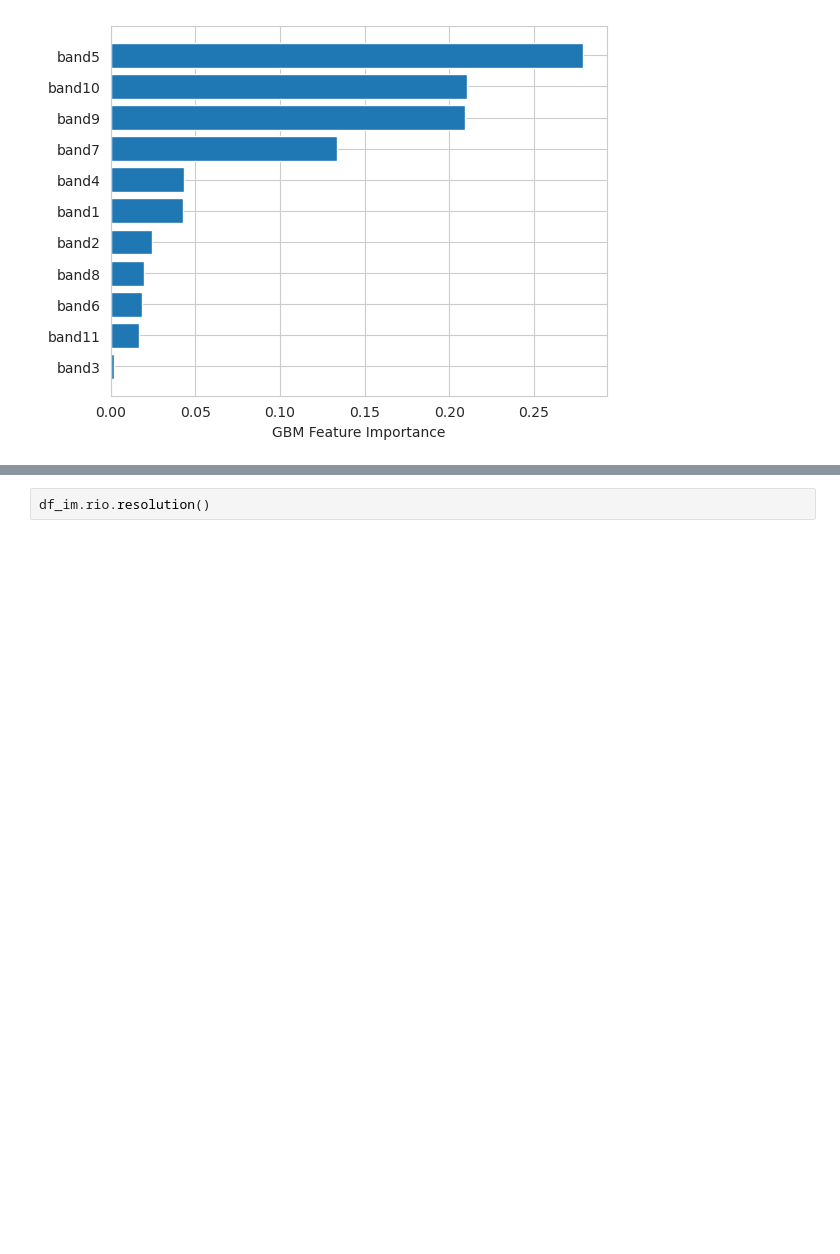
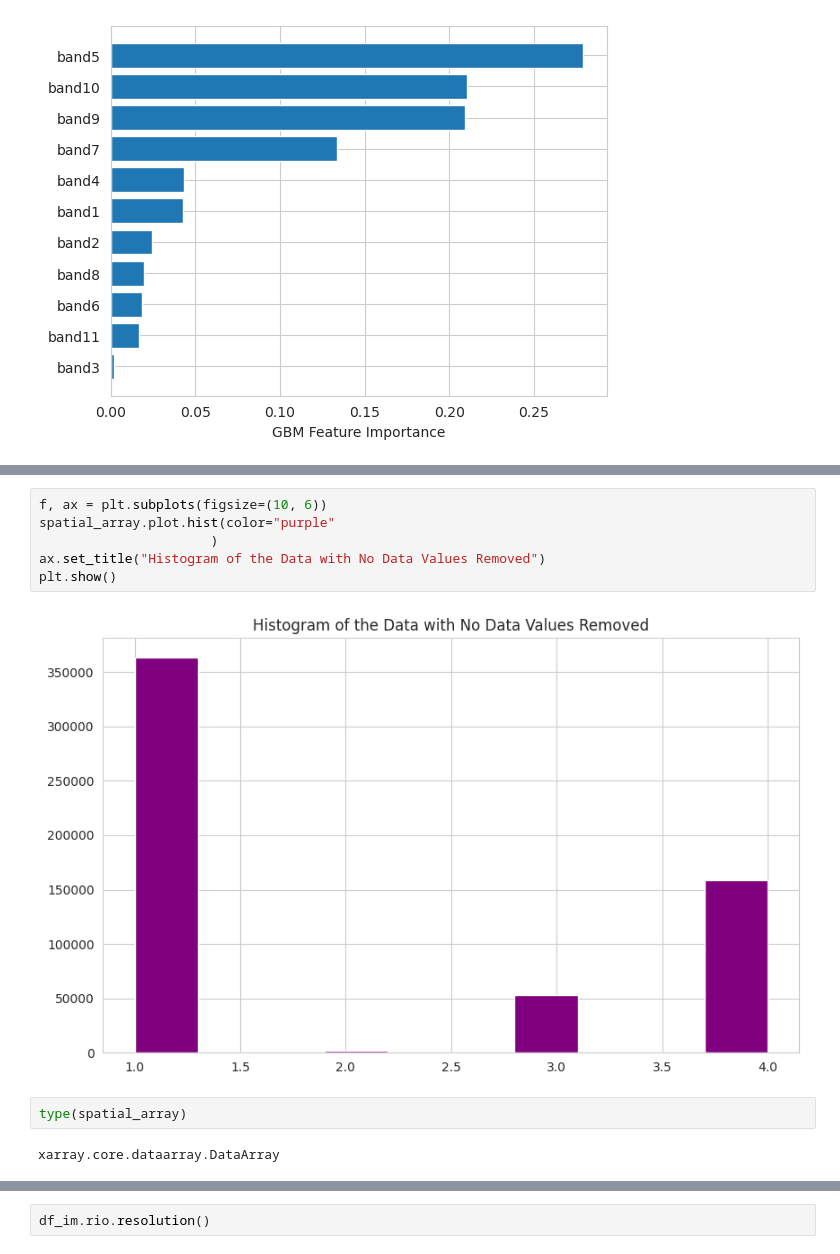
Before and after one commit to BBenyamini/pestsens, a Jupyter notebook: 3_code/4_building_class_model.ipynb, the cells around one changed output, grey strips where cells are left out. Cells and saved outputs as stored; diff of their text form; blank space fills up the shorter version.

```diff
--- a/3_code/4_building_class_model.ipynb
+++ b/3_code/4_building_class_model.ipynb
@@ -482,0 +657,12 @@ AttributeError: 'Affine' object has no attribute 'Affine'
+# %%
+f, ax = plt.subplots(figsize=(10, 6))
+spatial_array.plot.hist(color="purple"
+                      )
+ax.set_title("Histogram of the Data with No Data Values Removed")
+plt.show()
+# %% [output]
+[figure, added]
+# %%
+type(spatial_array)
+# %% [output]
+xarray.core.dataarray.DataArray
```
Also changed, not shown: parts of 49 cells of this notebook, 1 other file.
